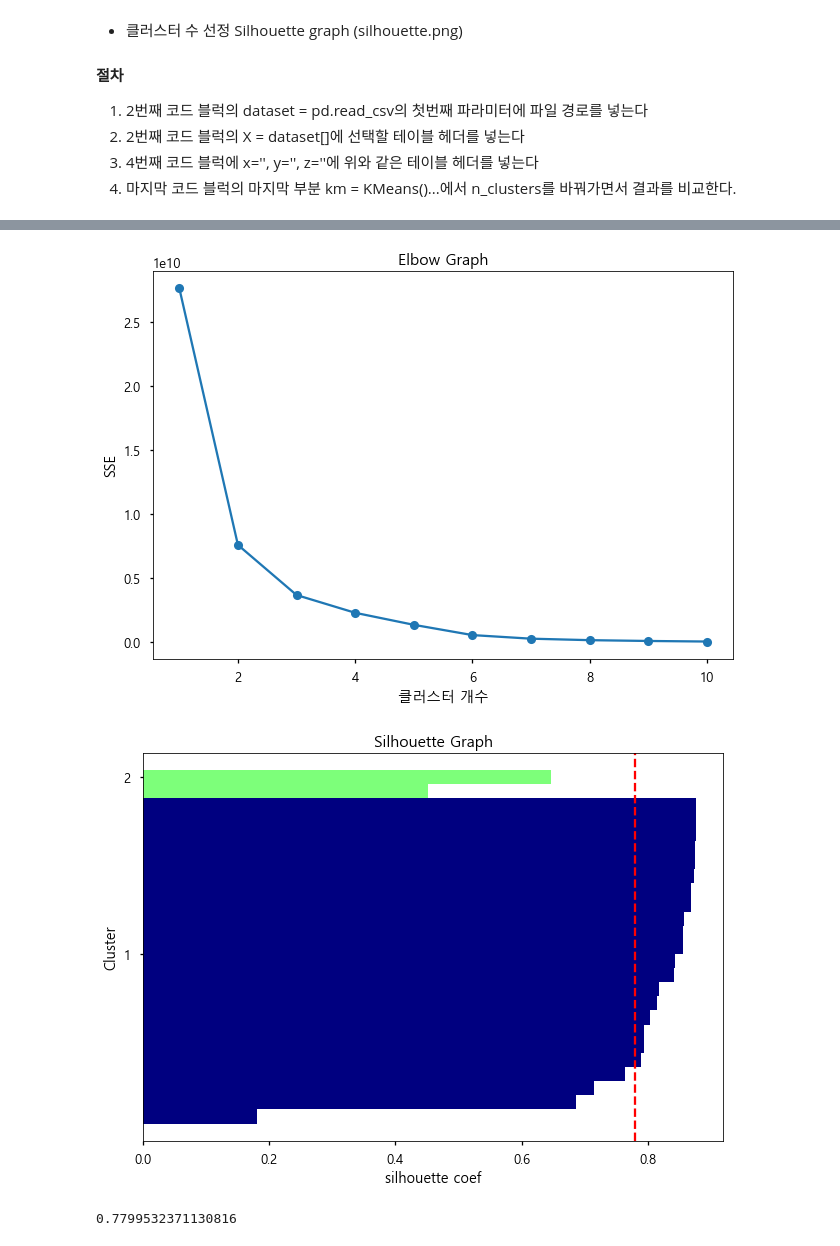
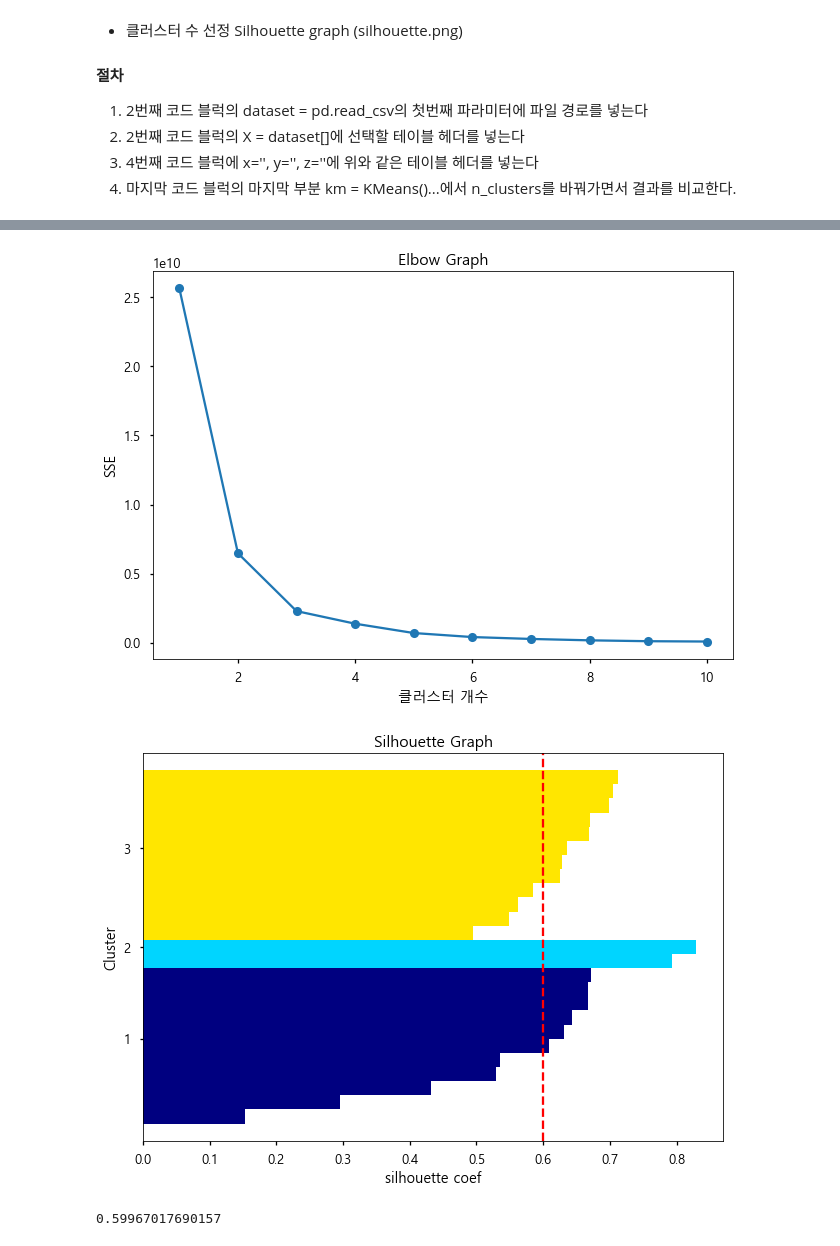
Before and after one commit to howtolivelikehuman/WaRaConv, a Jupyter notebook: PythonCode/Clustering.ipynb, the cells around one changed output, grey strips where cells are left out. Saved outputs shown, nothing was run; the diff lists cells and outputs as text; code cells hidden in the pictures.

Commit message:
add 3 year avg data

```diff
--- a/PythonCode/Clustering.ipynb
+++ b/PythonCode/Clustering.ipynb
@@ -39,8 +39,8 @@ style.use('seaborn-talk')
 plt.rcParams['axes.unicode_minus'] = False
 plt.rcParams['font.family'] = 'Malgun Gothic'
 # %%
-dataset = pd.read_csv("C:/Users/auteu/Desktop/Projects/UOS/WaRaConv/ProcessedDataSet/서울시생활_주거인구VS임대시세.csv", encoding='cp949',engine='python')
+dataset = pd.read_csv("C:/Users/auteu/Desktop/Projects/UOS/WaRaConv/ProcessedDataSet/클러스터링용_3년평균.csv", encoding='cp949',engine='python')
 dataset
-X = dataset[["2020년 2분기 생활_주거","20202분기임대시세 1층"]]
+X = dataset[["생활/주민등록","임대시세평균"]]
 X
 # %% [output]
@@ -66,7 +66,7 @@ from sklearn.cluster import KMeans
 
 init_centroid = 'k-means++'
 
-km = KMeans(n_clusters=3,init=init_centroid, random_state=0)
+km = KMeans(n_clusters=2,init=init_centroid, random_state=0)
 y_km=km.fit_predict(X)
 
 dataset['클러스터']=km.labels_
@@ -113,38 +113,38 @@ def elbow(X):
 
 elbow(X)
 # %% [output]
-[figure, old version]
+[figure, new version]
 # %%
 def plotSilhouette(X, y_km):
     cluster_labels = np.unique(y_km)
     n_clusters = cluster_labels.shape[0]
     silhouette_vals = silhouette_samples(X, y_km, metric='euclidean')
     y_ax_lower, y_ax_upper = 0, 0
     yticks = []
 
     for i, c in enumerate(cluster_labels):
         c_silhouette_vals = silhouette_vals[y_km==c]
         c_silhouette_vals.sort()
         y_ax_upper += len(c_silhouette_vals)
         color = cm.jet(i/n_clusters)
 
         plt.barh(range(y_ax_lower,y_ax_upper), c_silhouette_vals, height=1.0, edgecolor='none', color=color)
         yticks.append((y_ax_lower+y_ax_upper)/2)
         y_ax_lower += len(c_silhouette_vals)
 
     silhouette_avg = np.mean(silhouette_vals)
     plt.axvline(silhouette_avg, color='red',linestyle='--')
     plt.yticks(yticks,cluster_labels+1)
     plt.title('Silhouette Graph')
     plt.ylabel('Cluster')
     plt.xlabel('silhouette coef')
     plt.savefig('silhouette.png',dpi=200)
     plt.show()
     print(silhouette_avg)
 
-km = KMeans(n_clusters=2, random_state = 0)
+km = KMeans(n_clusters=3, random_state = 0)
 y_km = km.fit_predict(X)
 plotSilhouette(X, y_km)
 # %% [output]
-[figure, old version]
+[figure, new version]
-0.7799532371130816
+0.59967017690157
```
Also changed, not shown: parts of 3 cells of this notebook, 2 other files.
